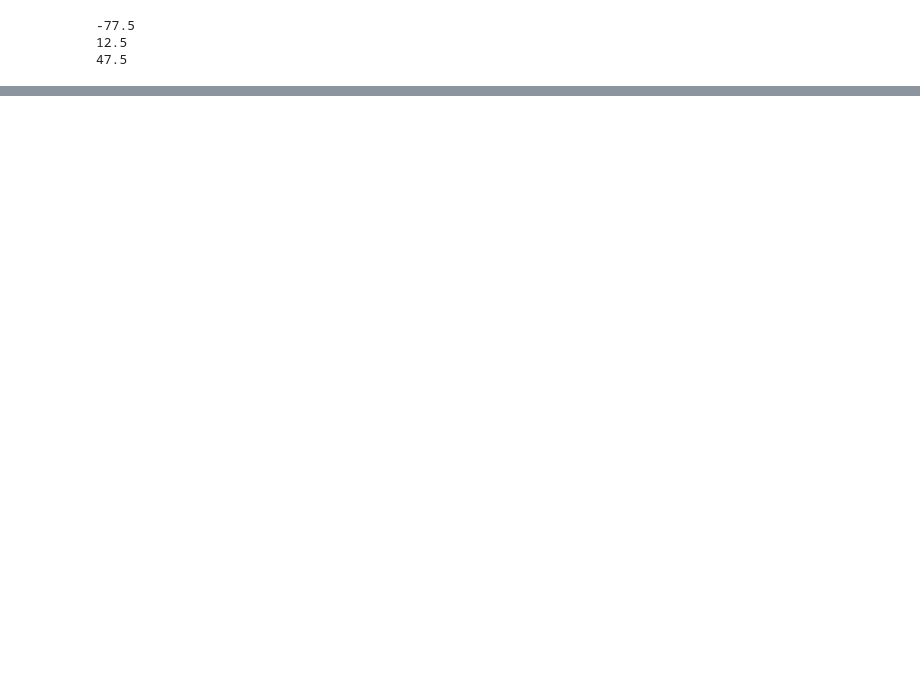
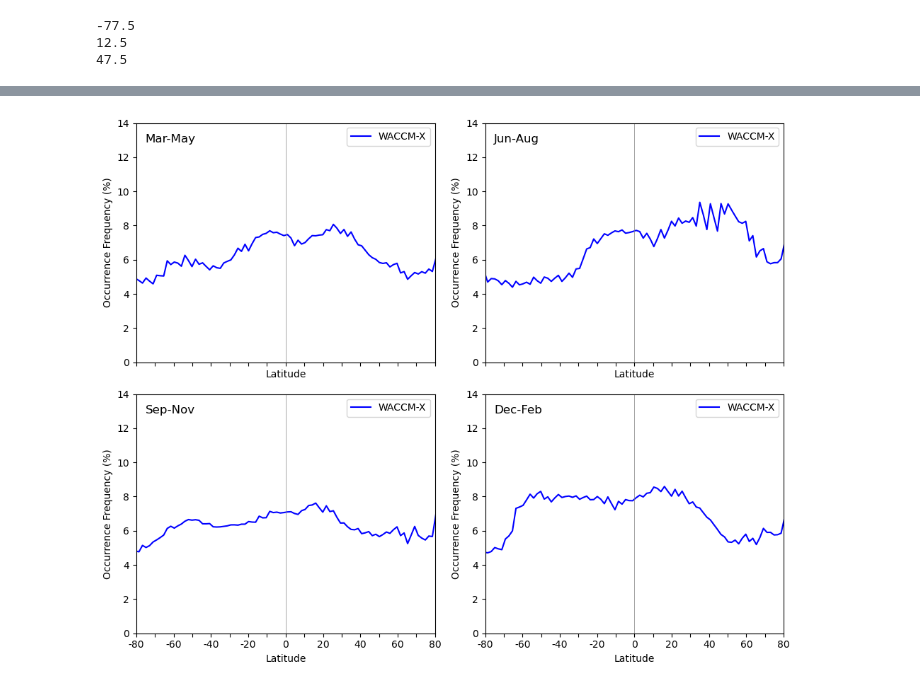
Before and after one commit to Woodyaka/Mphys-Project, a Jupyter notebook: criteria_comparison.ipynb, the cells around one changed output, grey strips where cells are left out. Saved outputs shown, nothing was run; the diff lists cells and outputs as text; code cells hidden in the pictures; blank space fills up the shorter version.

```diff
--- a/criteria_comparison.ipynb
+++ b/criteria_comparison.ipynb
@@ -25,10 +25,10 @@ run_name = 'Wuhu_IonTr_run'
 
 filename_append = '0.25sigma_2xMpza_1xpeak'
 
-win_file = f'/resstore/b0243/Data/Sporadic_E/Solar_Min/SpE_Algorithm_Output_yr2000/SMin_SpE_Output_{win_Monthfolderstr}_{WACCM_data_alt}_{filename_append}.nc'
-spr_file = f'/resstore/b0243/Data/Sporadic_E/Solar_Min/SpE_Algorithm_Output_yr2000/SMin_SpE_Output_{spr_Monthfolderstr}_{WACCM_data_alt}_{filename_append}.nc'
-sum_file = f'/resstore/b0243/Data/Sporadic_E/Solar_Min/SpE_Algorithm_Output_yr2000/SMin_SpE_Output_{sum_Monthfolderstr}_{WACCM_data_alt}_{filename_append}.nc'
-aut_file = f'/resstore/b0243/Data/Sporadic_E/Solar_Min/SpE_Algorithm_Output_yr2000/SMin_SpE_Output_{aut_Monthfolderstr}_{WACCM_data_alt}_{filename_append}.nc'
+win_file = f'/resstore/b0243/Data/Sporadic_E/Solar_Max/SpE_Algorithm_Output_yr2000/SMax_SpE_Output_{win_Monthfolderstr}_{WACCM_data_alt}_{filename_append}.nc'
+spr_file = f'/resstore/b0243/Data/Sporadic_E/Solar_Max/SpE_Algorithm_Output_yr2000/SMax_SpE_Output_{spr_Monthfolderstr}_{WACCM_data_alt}_{filename_append}.nc'
+sum_file = f'/resstore/b0243/Data/Sporadic_E/Solar_Max/SpE_Algorithm_Output_yr2000/SMax_SpE_Output_{sum_Monthfolderstr}_{WACCM_data_alt}_{filename_append}.nc'
+aut_file = f'/resstore/b0243/Data/Sporadic_E/Solar_Max/SpE_Algorithm_Output_yr2000/SMax_SpE_Output_{aut_Monthfolderstr}_{WACCM_data_alt}_{filename_append}.nc'
 
 
 ds_months_ar = np.arange(0,3)
@@ -578,0 +687,64 @@ plot_netcdf_comparison('plot_data_10_15_SMax.nc', 'plot_data_10_15_SMin.nc')
+# %%
+#======================================
+# Using COSMIC data on lat-(lon) grid
+#======================================
+
+# Create a 2x2 subplot grid
+fig, axes = plt.subplots(nrows=2, ncols=2, figsize=(10, 8), sharex=True)
+
+# Plot WACCM data
+axes[0, 0].plot(lat, spr_SpEsns_Occ_Freq_lat , color='blue', linestyle='solid', label='WACCM-X')
+axes[0, 1].plot(lat, sum_SpEsns_Occ_Freq_lat , color='blue', linestyle='solid', label='WACCM-X')
+axes[1, 0].plot(lat, aut_SpEsns_Occ_Freq_lat , color='blue', linestyle='solid', label='WACCM-X')
+axes[1, 1].plot(lat, win_SpEsns_Occ_Freq_lat , color='blue', linestyle='solid', label='WACCM-X')
+
+
+ylim_min = 0
+ylim_max = 14
+
+nmeas_lim = 25
+
+for ax in axes.flatten():
+    ax.axvline(x=0, color='gray', linestyle='-', linewidth=0.5)
+    ax.set_xlim(-80, 80)
+    ax.set_xlabel('Latitude')
+    ax.set_ylabel('Occurrence Frequency (%)')
+
+    xticks = np.arange(-80, 81, 10)
+    xticklabels = ['' if i % 2 != 0 else str(tick) for i, tick in enumerate(xticks)]
+    ax.set_xticks(xticks)
+    ax.set_xticklabels(xticklabels)
+
+    ax.legend()
+    #ax.set_ylim(0, 30)
+    ax.set_ylim(ylim_min, ylim_max)
+
+for i, row in enumerate(axes):
+    for j, ax in enumerate(row):
+        label = ['Mar-May', 'Jun-Aug', 'Sep-Nov','Dec-Feb'][i * 2 + j]
+        ax.text(0.03, 0.92, label, transform=ax.transAxes, fontsize=12)
+
+axes[0, 0].legend(loc='upper right')
+axes[0, 1].legend(loc='upper right')
+axes[1, 0].legend(loc='upper right')
+axes[1, 1].legend(loc='upper right')
+
+plt.tight_layout()
+
+plt.show()
+
+# Save data to NetCDF file
+ds = xr.Dataset(
+    {
+        "spring": ("lat", spr_SpEsns_Occ_Freq_lat),
+        "summer": ("lat", sum_SpEsns_Occ_Freq_lat),
+        "autumn": ("lat", aut_SpEsns_Occ_Freq_lat),
+        "winter": ("lat", win_SpEsns_Occ_Freq_lat),
+    },
+    coords={"lat": lat},
+)
+
+# Save the dataset as a NetCDF file
+ds.to_netcdf("seasonal_occurrence_frequency_SMax.nc")
+# %% [output]
+[figure, added]
```
Also changed, not shown: parts of 8 cells of this notebook, 1 other file.
